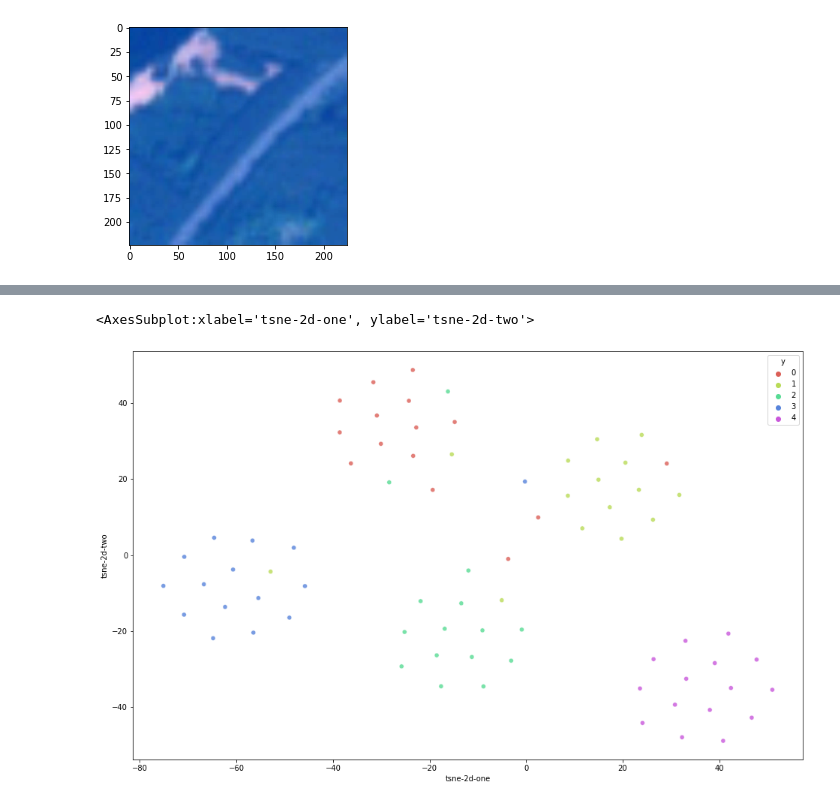
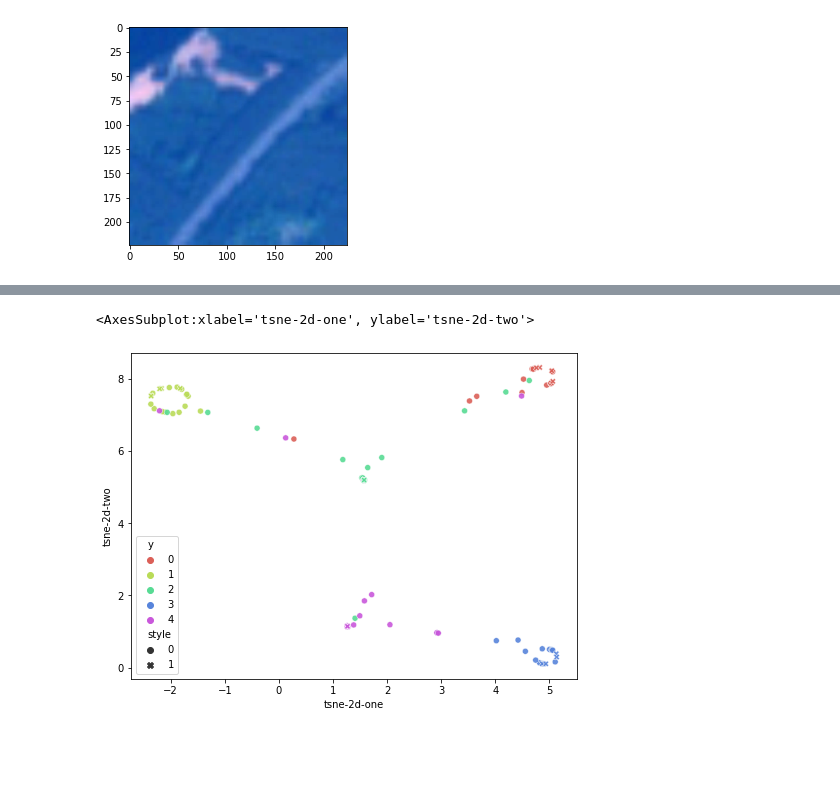
Before and after one commit to johncai117/DAMSL, a Jupyter notebook: visual.ipynb, the cells around one changed output, grey strips where cells are left out. Saved outputs shown, nothing was run; the diff lists cells and outputs as text; code cells hidden in the pictures; blank space fills up the shorter version.

```diff
--- a/visual.ipynb
+++ b/visual.ipynb
@@ -66,7 +66,7 @@ def finetune_linear(liz_x,y, state_in, save_it, linear = False, flatten = True,
     ###############################################################################################
 
     x = liz_x[0] ### non-changed one
-    n_query = x.size(1) - n_support
+    n_query = 15
     x = x
     x_var = Variable(x)
 
@@ -376,16 +376,13 @@ def finetune_classify(liz_x,y, model, state_in, save_it, linear = False, flatten
     score = model.forward_gnn(z_stack)
     score = torch.nn.functional.softmax(score, dim = 1).detach()
 
-    z_stack_2 = [torch.cat([z[:, :model.n_support], z[:, i:i+1]], dim=1).view(1, -1, z.size(2)) for i in range(n_query)]
+    z_stack_2 = [torch.cat([z[:, :model.n_support], z[:, i:i+1]], dim=1).view(1, -1, z.size(2)) for i in range(n_support)] * 3
 
     score_2 = model.forward_gnn(z_stack_2)
     score_2 = torch.nn.functional.softmax(score_2, dim = 1).detach()
 
-    indices = [np.asarray([0,1,2,3,4]) + i*n_query for i in range(n_way)]
-    print(indices)
-    indices = torch.from_numpy(np.asarray(indices))
-    print(indices)
-    score_2 = torch.index_select(score_2, 1, )
+
+
 
     return score, final_s + final_b_s, score_2, final_s_2 + final_b_s_2
 
@@ -739,8 +734,15 @@ from sklearn.manifold import TSNE
 
 scores_np = scores.cpu().numpy()
 
+scores2_np = scores2.cpu().numpy()
+
 linear_scores_np = linear_scores.cpu().numpy()
+linear_scores2_np = linear_scores_2.cpu().numpy()
 
-ls_embedded = TSNE(n_components=2).fit_transform(linear_scores_np)
+lin_sc = np.concatenate((linear_scores_np, linear_scores2_np))
 
-sc_embedded = TSNE(n_components=2).fit_transform(scores_np)
+sc = np.concatenate((scores_np, scores2_np))
+
+ls_embedded =  TSNE(n_components=2).fit_transform(lin_sc)
+
+sc_embedded = TSNE(n_components=2).fit_transform(sc)
@@ -767,23 +749,24 @@ print(ls_embedded)
 # %%
 import seaborn as sns
 import matplotlib.pyplot as plt
 
 import pandas as pd
 
 
-df_subset = pd.DataFrame({'tsne-2d-one':ls_embedded[:,0], 'tsne-2d-two': ls_embedded[:,1], "y" : list(np.repeat(range(n_way ), n_query )) })
+df_subset = pd.DataFrame({'tsne-2d-one':ls_embedded[:,0], 'tsne-2d-two': ls_embedded[:,1], "y" : list(np.repeat(range(n_way ), n_query )) + list(np.repeat(range(n_way ), 5 )), "style": [0] * 75 + [1] * 25  })
 
 
 
-plt.figure(figsize=(16,10))
+plt.figure(figsize=(8,6))
 sns.scatterplot(
     x="tsne-2d-one", y="tsne-2d-two",
     hue="y",
     palette=sns.color_palette("hls", 5),
+    style = "style",
     data=df_subset,
     legend="full",
-    alpha=0.8
+    alpha=0.9
 )
 # %% [output]
 <AxesSubplot:xlabel='tsne-2d-one', ylabel='tsne-2d-two'>
-[figure, old version]
+[figure, new version]
```
Also changed, not shown: parts of 8 cells of this notebook, 6 other files.
